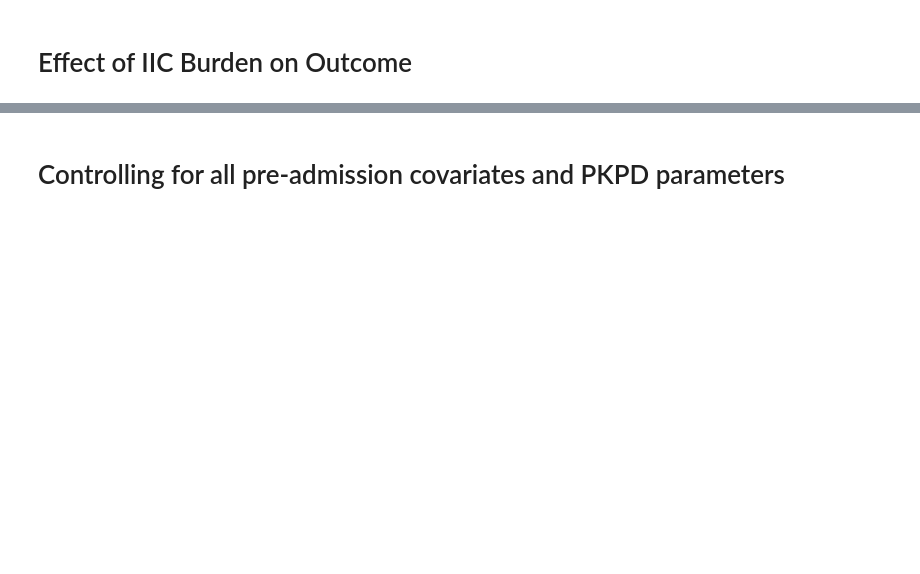
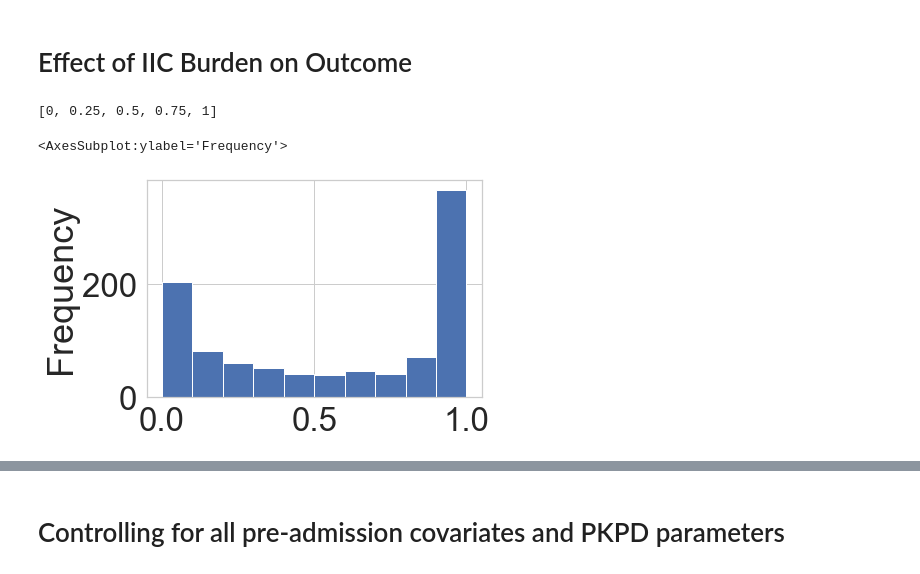
Before and after one commit to Hockey86/iic_causal_inference, a Jupyter notebook: aim2/short_term_drug_effect.ipynb, the cells around one changed output, grey strips where cells are left out. Drawn from its saved outputs; the diff is of its cells as text; code cells hidden in the pictures; blank space fills up the shorter version.

```diff
--- a/aim2/short_term_drug_effect.ipynb
+++ b/aim2/short_term_drug_effect.ipynb
@@ -98,0 +153,9 @@ def setup_coarsen_data(iic_burden,window = 36,summarize='max',**kwargs):
+# %%
+thresholds
+# %% [output]
+[0, 0.25, 0.5, 0.75, 1]
+# %%
+df_coarsen_1['E'].plot(kind='hist')
+# %% [output]
+<AxesSubplot:ylabel='Frequency'>
+[figure, added]
```
Also changed, not shown: parts of 59 cells of this notebook, 26 other files.
